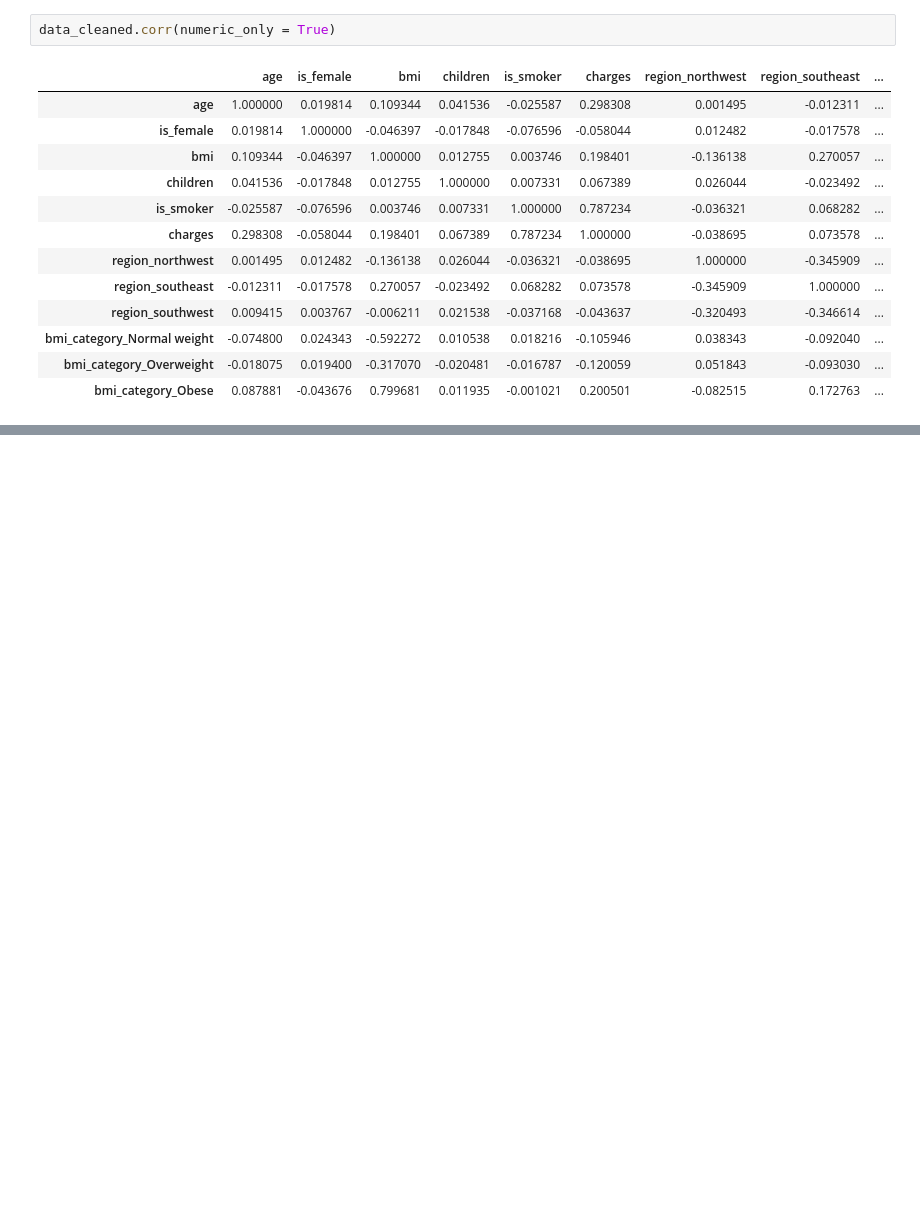
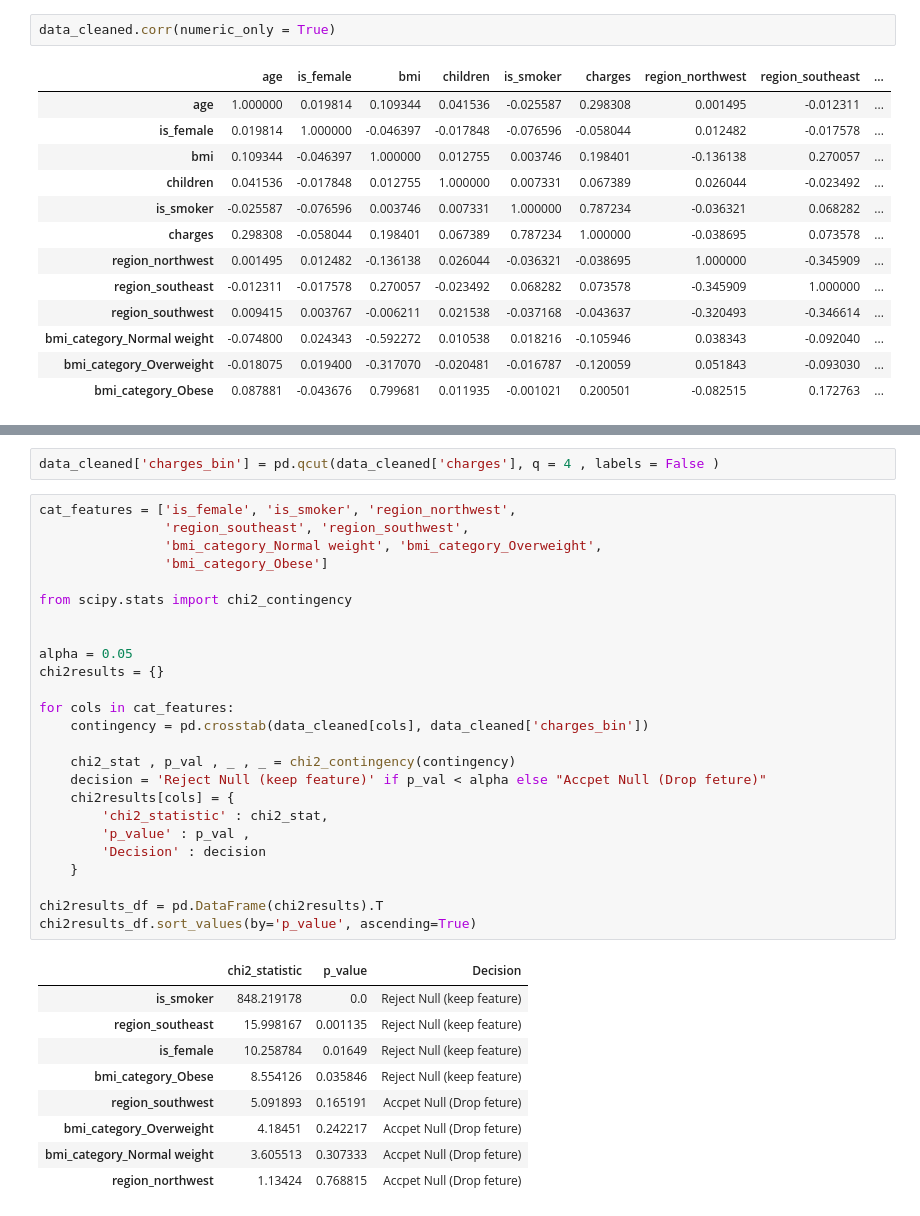
Before and after one commit to code-with-ayyan/Data-Science-practice-projects, a Jupyter notebook: insurance.ipynb, the cells around one changed output, grey strips where cells are left out. Drawn from its saved outputs; the diff is of its cells as text; blank space fills up the shorter version.

```diff
--- a/insurance.ipynb
+++ b/insurance.ipynb
@@ -307,0 +340,37 @@ data_cleaned.corr(numeric_only = True)
+# %%
+data_cleaned['charges_bin'] = pd.qcut(data_cleaned['charges'], q = 4 , labels = False )
+# %%
+cat_features = ['is_female', 'is_smoker', 'region_northwest',
+                'region_southeast', 'region_southwest',
+                'bmi_category_Normal weight', 'bmi_category_Overweight',
+                'bmi_category_Obese']
+
+from scipy.stats import chi2_contingency
+
+
+alpha = 0.05
+chi2results = {}
+
+for cols in cat_features:
+    contingency = pd.crosstab(data_cleaned[cols], data_cleaned['charges_bin'])
+
+    chi2_stat , p_val , _ , _ = chi2_contingency(contingency)
+    decision = 'Reject Null (keep feature)' if p_val < alpha else "Accpet Null (Drop feture)"
+    chi2results[cols] = {
+        'chi2_statistic' : chi2_stat,
+        'p_value' : p_val ,
+        'Decision' : decision
+    }
+
+chi2results_df = pd.DataFrame(chi2results).T
+chi2results_df.sort_values(by='p_value', ascending=True)
+# %% [output]
+|  | chi2_statistic | p_value | Decision |
+| is_smoker | 848.219178 | 0.0 | Reject Null (keep feature) |
+| region_southeast | 15.998167 | 0.001135 | Reject Null (keep feature) |
+| is_female | 10.258784 | 0.01649 | Reject Null (keep feature) |
+| bmi_category_Obese | 8.554126 | 0.035846 | Reject Null (keep feature) |
+| region_southwest | 5.091893 | 0.165191 | Accpet Null (Drop feture) |
+| bmi_category_Overweight | 4.18451 | 0.242217 | Accpet Null (Drop feture) |
+| bmi_category_Normal weight | 3.605513 | 0.307333 | Accpet Null (Drop feture) |
+| region_northwest | 1.13424 | 0.768815 | Accpet Null (Drop feture) |
```
Also changed, not shown: parts of 4 cells of this notebook.
